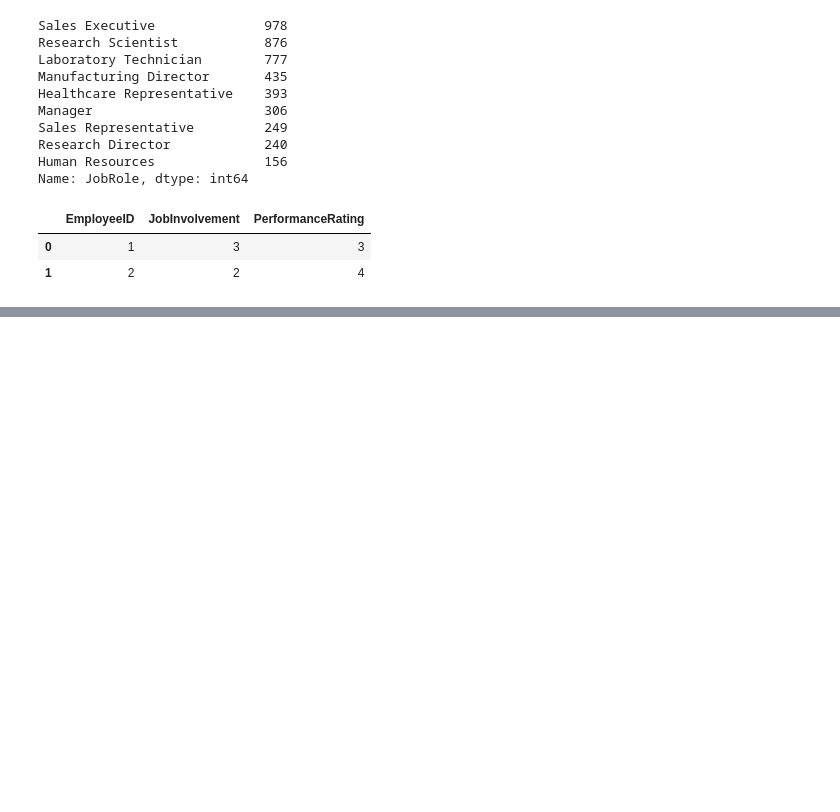
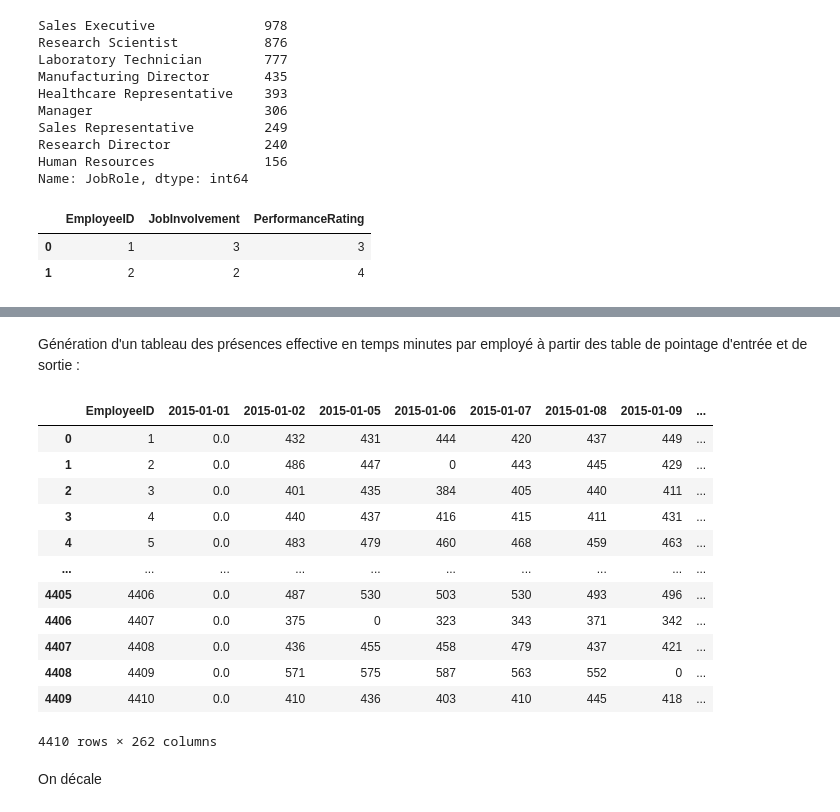
Before and after one commit to Veyesd/rh-analysis, a Jupyter notebook: rh_analysis.ipynb, the cells around one changed output, grey strips where cells are left out. Drawn from its saved outputs; the diff is of its cells as text; code cells hidden in the pictures; blank space fills up the shorter version.

```diff
--- a/rh_analysis.ipynb
+++ b/rh_analysis.ipynb
@@ -143,3 +270,4 @@ na_list
 # %%
-df_in_time = pd.read_csv('in_time.csv')
+df_in_time = pd.read_csv('/content/drive/MyDrive/projet_Fin/in_time.csv')
+df_in_time = df_in_time.rename(columns={"Unnamed: 0":"EmployeeID"})
 df_in_time.head(2)
@@ -156,3 +320,4 @@ na_list
 # %%
-df_out_time = pd.read_csv('out_time.csv')
+df_out_time = pd.read_csv('/content/drive/MyDrive/projet_Fin/out_time.csv')
+df_out_time = df_out_time.rename(columns={"Unnamed: 0":"EmployeeID"})
 df_out_time.head(2)
@@ -168,0 +389,38 @@ na_list
+# %% [markdown]
+Génération d'un tableau des présences effective en temps minutes par employé à partir des table de pointage d'entrée et de sortie :
+# %%
+df_time_calculated = df_in_time
+def convert_timedelta(duration):
+    days, seconds = duration.days, duration.seconds
+    hours = days * 24 + seconds // 3600
+    minutes = (seconds % 3600) // 60
+    seconds = (seconds % 60)
+    return hours, minutes, seconds
+
+for (index1, row1), (index2, row2), (index3, row3) in zip(df_in_time.iterrows(), df_out_time.iterrows(), df_time_calculated.iterrows()):
+    for (col_name1, value1), (col_name2, value2), (col_name3, value3) in zip(row1.items(), row2.items(), row3.items()):
+        date1 = pd.to_datetime(value1)
+        date2 = pd.to_datetime(value2)
+        if((col_name1 == 'EmployeeID') & (col_name2 == 'EmployeeID') & (col_name3 == 'EmployeeID')):
+          continue
+        if(isinstance(date1, datetime.datetime) == True & isinstance(date2, datetime.datetime) == True):
+            result = date2 - date1
+            hours, minutes, seconds = convert_timedelta(result)
+            df_time_calculated.loc[index3,col_name3] = (hours*60) + minutes
+# %%
+df_time_calculated.fillna(0, inplace=True)
+df_time_calculated
+# %% [output]
+|  | EmployeeID | 2015-01-01 | 2015-01-02 | 2015-01-05 | 2015-01-06 | 2015-01-07 | 2015-01-08 | 2015-01-09 | ... |
+| 0 | 1 | 0.0 | 432 | 431 | 444 | 420 | 437 | 449 | ... |
+| 1 | 2 | 0.0 | 486 | 447 | 0 | 443 | 445 | 429 | ... |
+| 2 | 3 | 0.0 | 401 | 435 | 384 | 405 | 440 | 411 | ... |
+| 3 | 4 | 0.0 | 440 | 437 | 416 | 415 | 411 | 431 | ... |
+| 4 | 5 | 0.0 | 483 | 479 | 460 | 468 | 459 | 463 | ... |
+| ... | ... | ... | ... | ... | ... | ... | ... | ... | ... |
+| 4405 | 4406 | 0.0 | 487 | 530 | 503 | 530 | 493 | 496 | ... |
+| 4406 | 4407 | 0.0 | 375 | 0 | 323 | 343 | 371 | 342 | ... |
+| 4407 | 4408 | 0.0 | 436 | 455 | 458 | 479 | 437 | 421 | ... |
+| 4408 | 4409 | 0.0 | 571 | 575 | 587 | 563 | 552 | 0 | ... |
+| 4409 | 4410 | 0.0 | 410 | 436 | 403 | 410 | 445 | 418 | ... |
+4410 rows × 262 columns
@@ -168,0 +429,2 @@ na_list
+# %% [markdown]
+On décale
```
Also changed, not shown: parts of 68 cells of this notebook.
